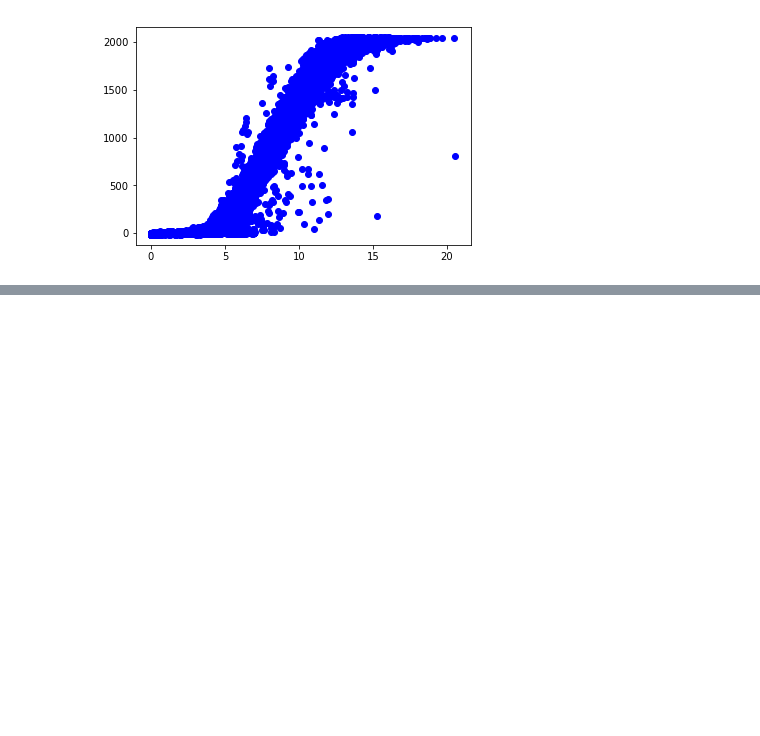
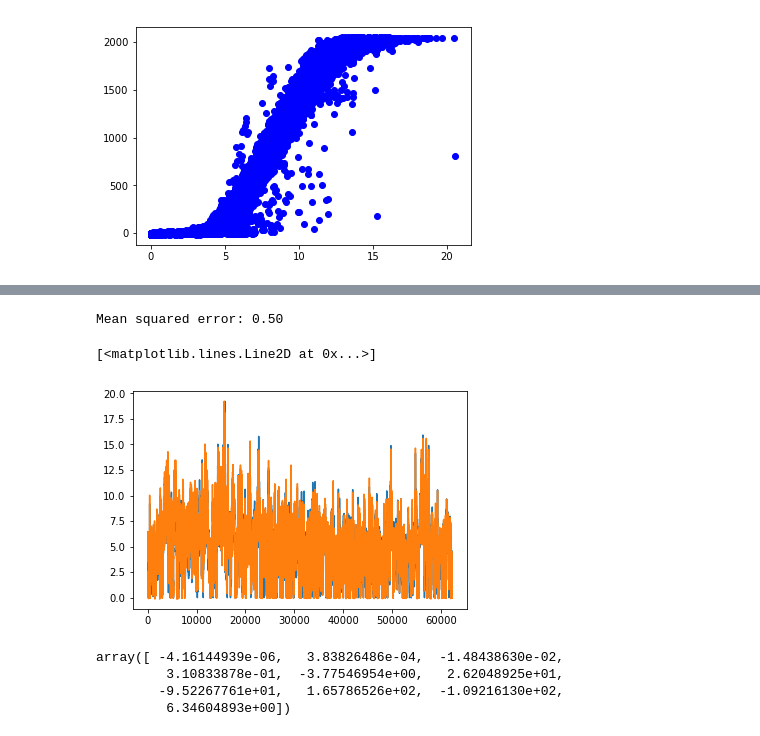
Before and after one commit to jason-hu7/Wind-Farm-Prediction, a Jupyter notebook: complete_code_v1.ipynb, the cells around one changed output, grey strips where cells are left out. Saved outputs shown, nothing was run; the diff lists cells and outputs as text; code cells hidden in the pictures; blank space fills up the shorter version.

```diff
--- a/complete_code_v1.ipynb
+++ b/complete_code_v1.ipynb
@@ -567,0 +654,56 @@ plt.plot(turbine_4_corrected.Ws_avg, turbine_4_corrected.P_avg,'bo')
+# %%
+# Turbine 4 wind speed prediction
+
+x_turb_1_train = turbine_1_x[0:145452]
+x_turb_1_train = x_turb_1_train.loc[:,['Ws_avg','Year','Month','Day','Hour','Minute']]
+x_train = np.array(x_turb_1_train)
+
+x_turb_1_test = turbine_1_x[145452:]
+x_turb_1_test = x_turb_1_test.loc[:,['Ws_avg','Year','Month','Day','Hour','Minute']]
+x_test = np.array(x_turb_1_test)
+
+# Getting Y vector from turbine 4 data
+
+y_turb_4_train = turbine_4_x[0:145452]
+y_turb_4_train = y_turb_4_train.loc[:,['Ws_avg']]
+y_train = np.array(y_turb_4_train)
+
+y_turb_4_test = turbine_4_x[145452:]
+y_turb_4_test = y_turb_4_test.loc[:,['Ws_avg']]
+y_test = np.array(y_turb_3_test)
+
+# Importing the regressor
+regr = linear_model.LinearRegression()
+
+# Fitting the training data
+regr.fit(x_train, y_train)
+
+# Make predictions using the testing set
+turb_4_pred_ws = regr.predict(x_test)
+
+# Finding error
+print("Mean squared error: %.2f"
+      % mean_squared_error(y_test, turb_4_pred_ws))
+
+
+# Plotting them
+
+plt.plot(y_test)
+plt.plot(turb_4_pred_ws)
+# %% [output]
+Mean squared error: 0.50
+[<matplotlib.lines.Line2D at 0x...>]
+[figure, added]
+# %%
+## Finding power using power curve
+
+# Using polyfit to find power curve
+
+coeff_1 = np.polyfit(turbine_1_corrected['Ws_avg'],turbine_1_corrected['P_avg'],9)
+
+coeff_1
+# %% [output]
+array([ -4.16144939e-06,   3.83826486e-04,  -1.48438630e-02,
+         3.10833878e-01,  -3.77546954e+00,   2.62048925e+01,
+        -9.52267761e+01,   1.65786526e+02,  -1.09216130e+02,
+         6.34604893e+00])
```
Also changed, not shown: parts of 21 cells of this notebook.
